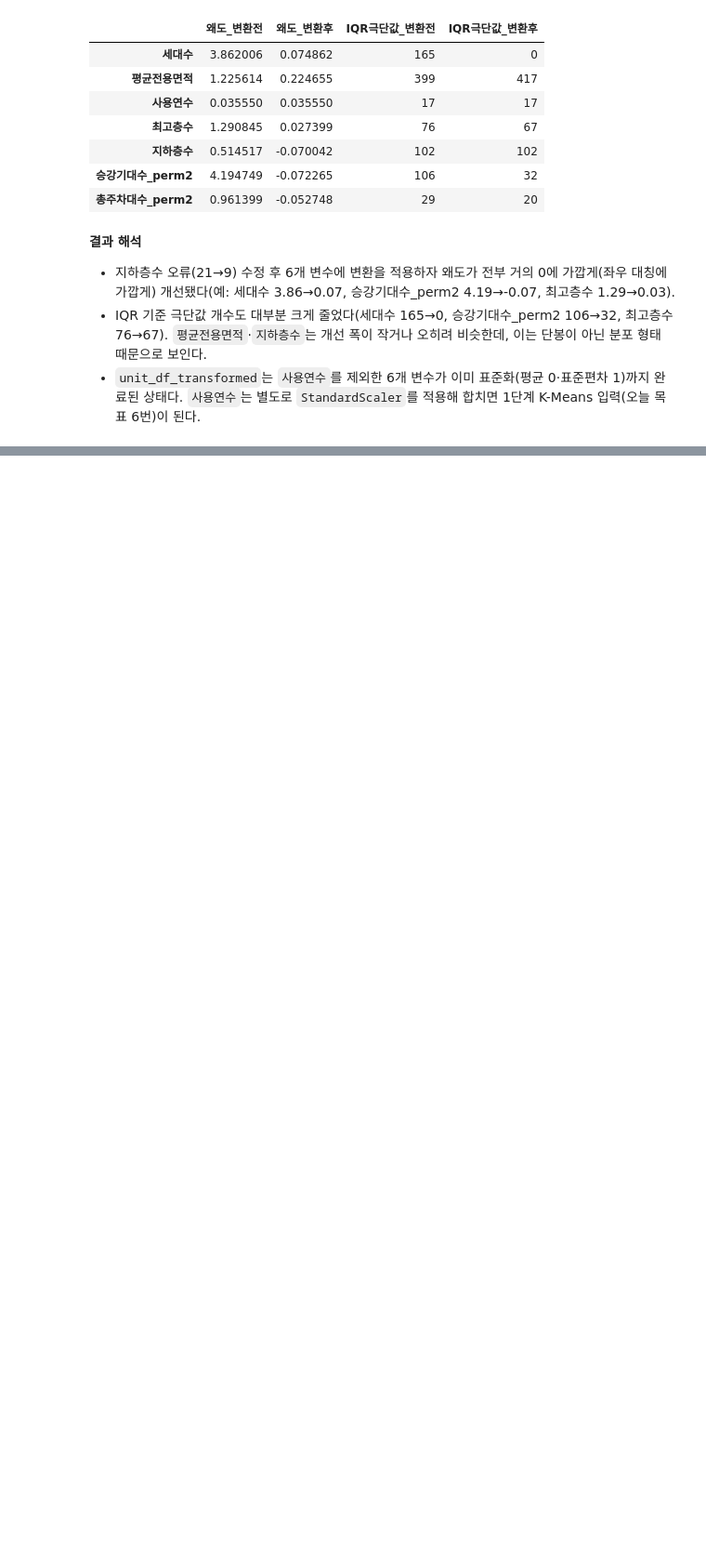
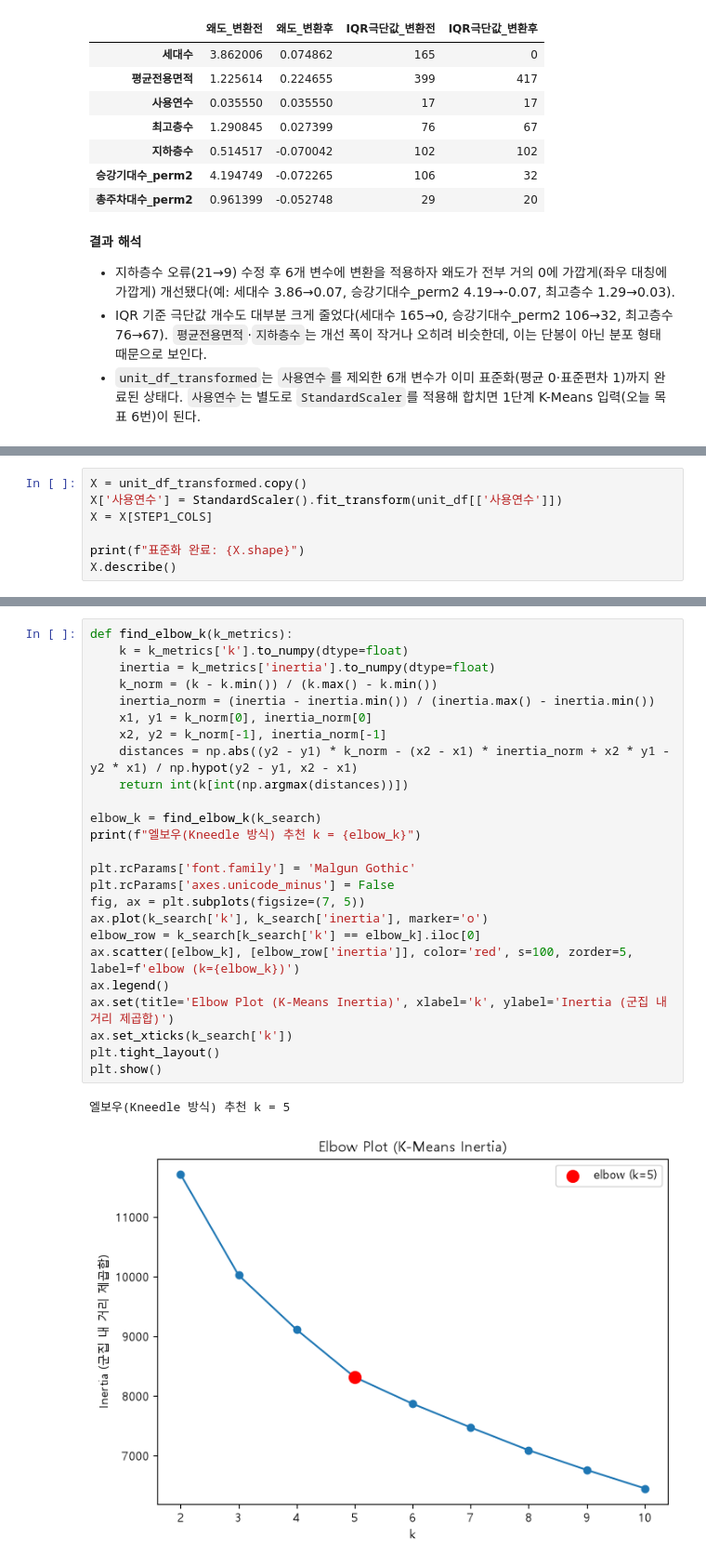
Before and after one commit to roh-git/mlapt_project, a Jupyter notebook: main_analysis.ipynb, the cells around one changed output, grey strips where cells are left out. Shown at 93% size. Cells and saved outputs as stored; diff of their text form; blank space fills up the shorter version.

```diff
--- a/main_analysis.ipynb
+++ b/main_analysis.ipynb
@@ -560,0 +565,7 @@ comparison
+# %%
+X = unit_df_transformed.copy()
+X['사용연수'] = StandardScaler().fit_transform(unit_df[['사용연수']])
+X = X[STEP1_COLS]
+
+print(f"표준화 완료: {X.shape}")
+X.describe()
@@ -560,0 +631,28 @@ comparison
+# %%
+def find_elbow_k(k_metrics):
+    k = k_metrics['k'].to_numpy(dtype=float)
+    inertia = k_metrics['inertia'].to_numpy(dtype=float)
+    k_norm = (k - k.min()) / (k.max() - k.min())
+    inertia_norm = (inertia - inertia.min()) / (inertia.max() - inertia.min())
+    x1, y1 = k_norm[0], inertia_norm[0]
+    x2, y2 = k_norm[-1], inertia_norm[-1]
+    distances = np.abs((y2 - y1) * k_norm - (x2 - x1) * inertia_norm + x2 * y1 - y2 * x1) / np.hypot(y2 - y1, x2 - x1)
+    return int(k[int(np.argmax(distances))])
+
+elbow_k = find_elbow_k(k_search)
+print(f"엘보우(Kneedle 방식) 추천 k = {elbow_k}")
+
+plt.rcParams['font.family'] = 'Malgun Gothic'
+plt.rcParams['axes.unicode_minus'] = False
+fig, ax = plt.subplots(figsize=(7, 5))
+ax.plot(k_search['k'], k_search['inertia'], marker='o')
+elbow_row = k_search[k_search['k'] == elbow_k].iloc[0]
+ax.scatter([elbow_k], [elbow_row['inertia']], color='red', s=100, zorder=5, label=f'elbow (k={elbow_k})')
+ax.legend()
+ax.set(title='Elbow Plot (K-Means Inertia)', xlabel='k', ylabel='Inertia (군집 내 거리 제곱합)')
+ax.set_xticks(k_search['k'])
+plt.tight_layout()
+plt.show()
+# %% [output]
+엘보우(Kneedle 방식) 추천 k = 5
+[figure, added]
```
Also changed, not shown: parts of 11 cells of this notebook.
